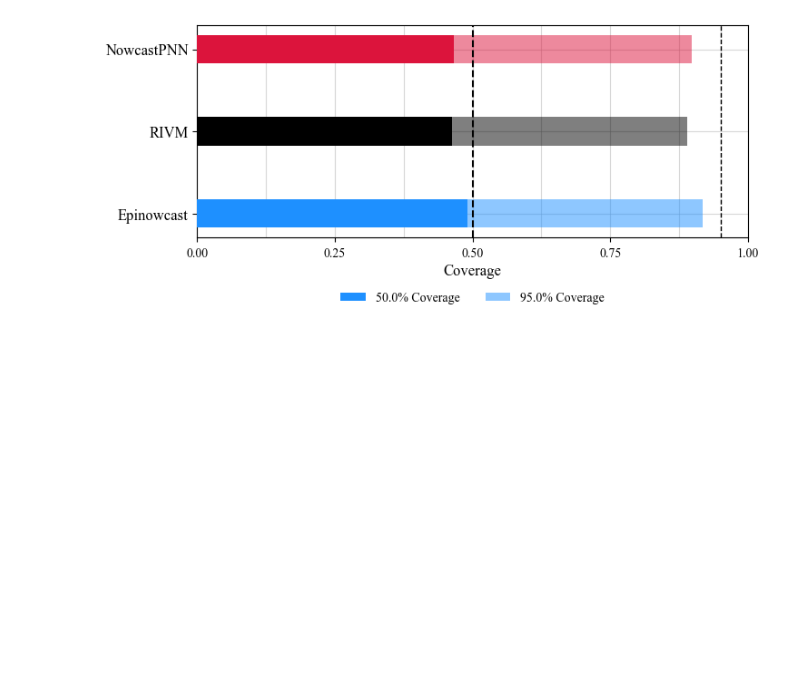
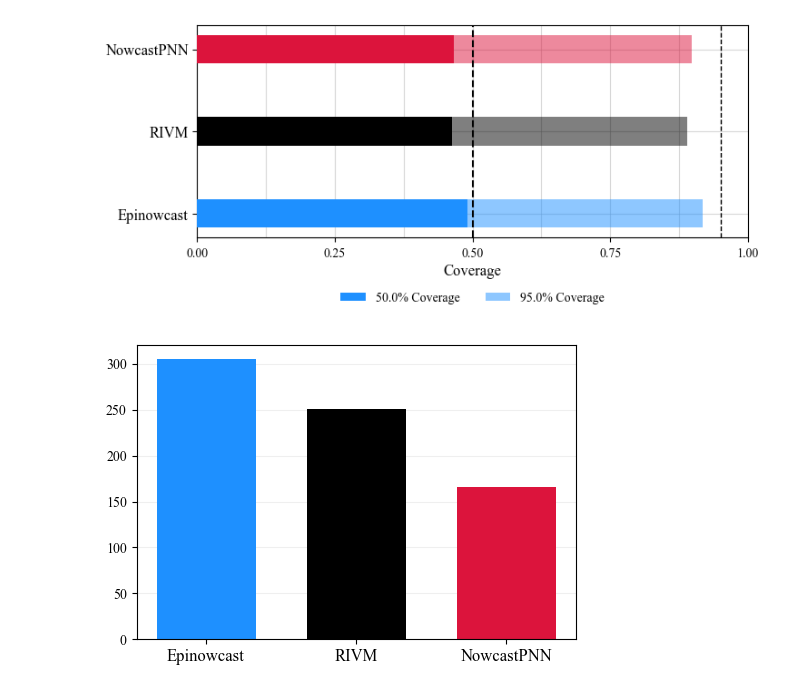
Before and after one commit to silaskoemen/NowcastPNN, a Jupyter notebook: src/model_comparisons.ipynb, the cells around one changed output. Saved outputs shown, nothing was run; the diff lists cells and outputs as text; code cells hidden in the pictures; blank space fills up the shorter version.

```diff
--- a/src/model_comparisons.ipynb
+++ b/src/model_comparisons.ipynb
@@ -169,3 +140,7 @@ plot_is_decomposition(epi_scores=epi_is_scores, rivm_scores=rivm_is_scores, pnn_
 plot_coverages(epi_coverages=epi_coverages, rivm_coverages=rivm_coverages, pnn_coverages=pnn_coverages)
 # %% [output]
 [figure]
+# %%
+plot_wis(epi_wis, rivm_wis, pnn_wis)
+# %% [output]
+[figure, added]
```
Also changed, not shown: parts of 6 cells of this notebook, 7 other files.
